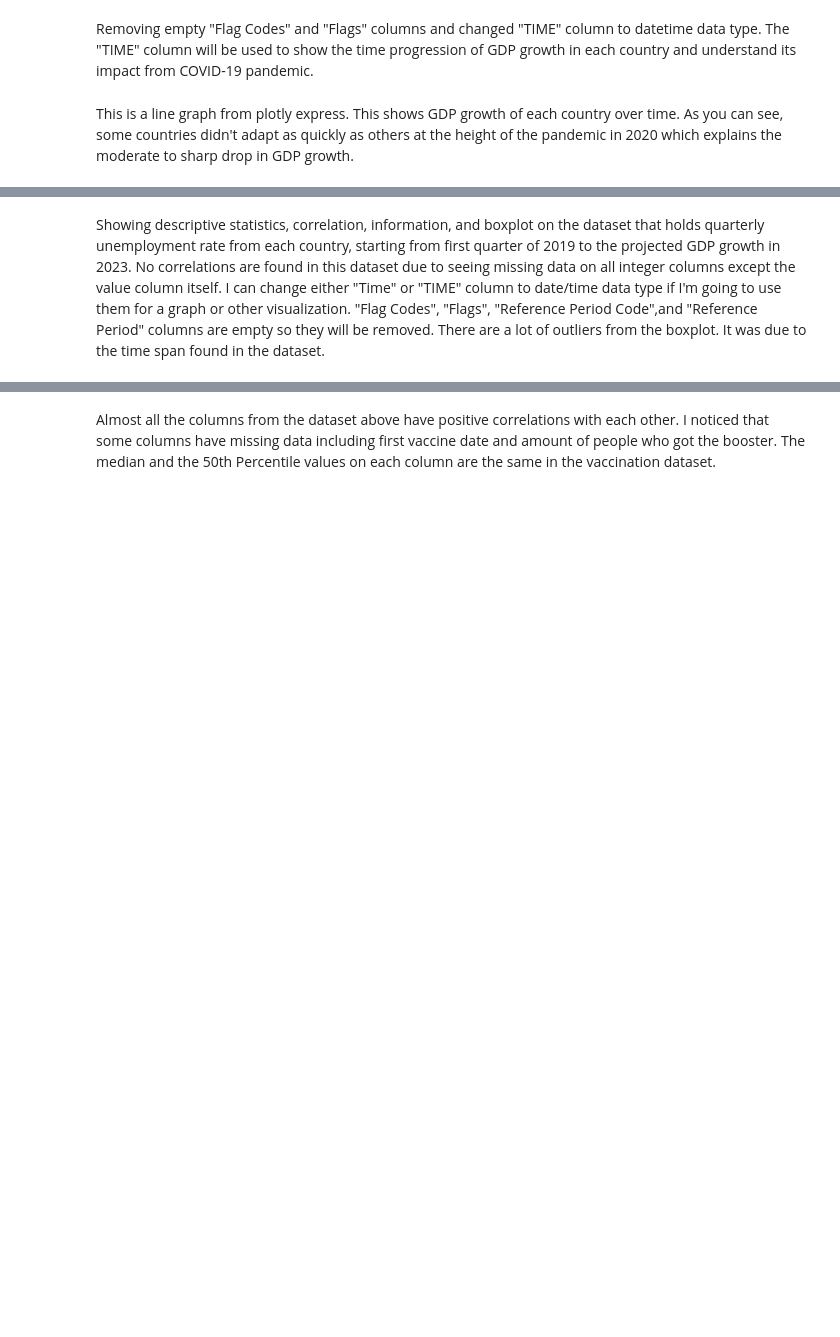
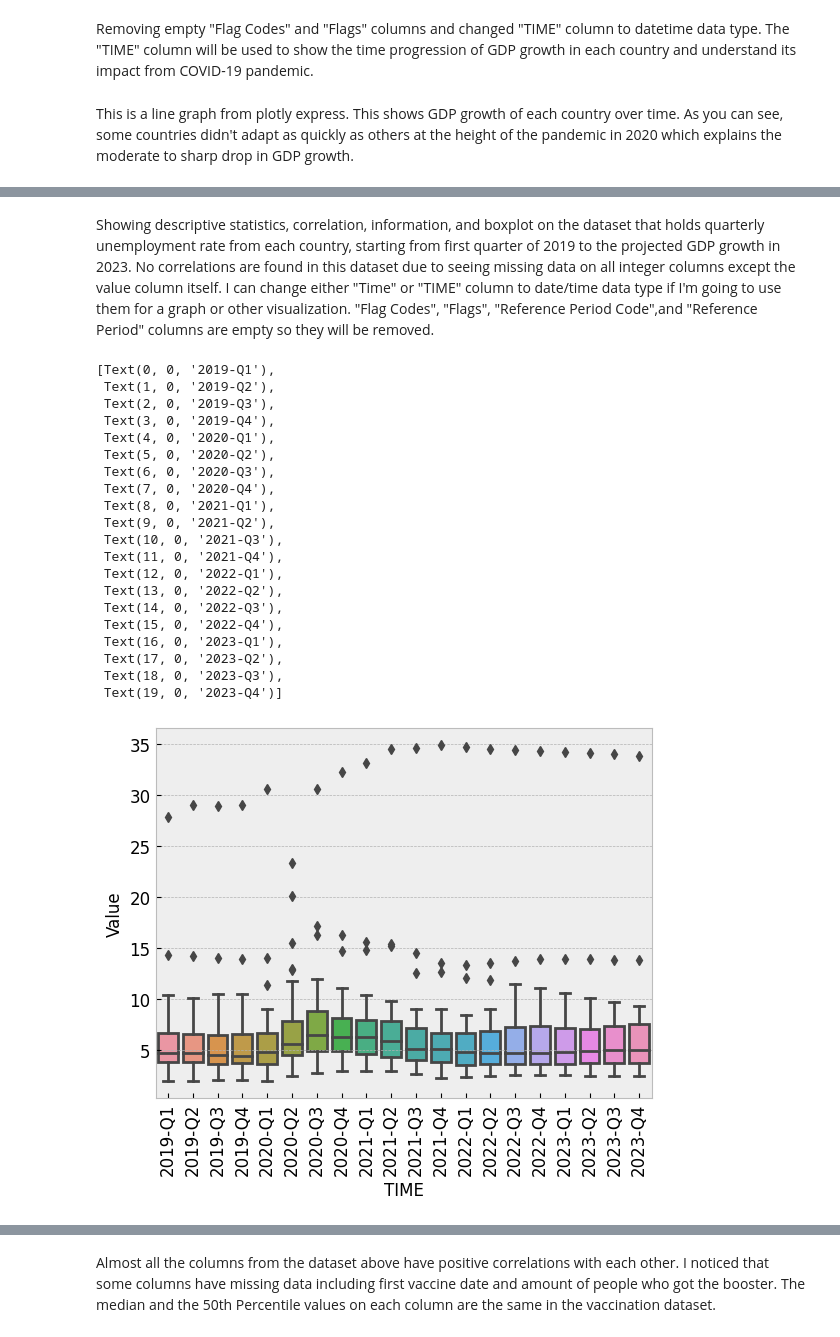
Before and after one commit to IT4063C-Fall22/final-project-zhukv98, a Jupyter notebook: source.ipynb, the cells around one changed output, grey strips where cells are left out. Cells and saved outputs as stored; diff of their text form; code cells hidden in the pictures; blank space fills up the shorter version.

```diff
--- a/source.ipynb
+++ b/source.ipynb
@@ -328,2 +325,27 @@ None
 # %% [markdown]
-Showing descriptive statistics, correlation, information, and boxplot on the dataset that holds quarterly unemployment rate from each country, starting from first quarter of 2019 to the projected GDP growth in 2023. No correlations are found in this dataset due to seeing missing data on all integer columns except the value column itself. I can change either "Time" or "TIME" column to date/time data type if I'm going to use them for a graph or other visualization. "Flag Codes", "Flags", "Reference Period Code",and "Reference Period" columns are empty so they will be removed. There are a lot of outliers from the boxplot. It was due to the time span found in the dataset.
+Showing descriptive statistics, correlation, information, and boxplot on the dataset that holds quarterly unemployment rate from each country, starting from first quarter of 2019 to the projected GDP growth in 2023. No correlations are found in this dataset due to seeing missing data on all integer columns except the value column itself. I can change either "Time" or "TIME" column to date/time data type if I'm going to use them for a graph or other visualization. "Flag Codes", "Flags", "Reference Period Code",and "Reference Period" columns are empty so they will be removed.
+# %%
+unemployment_box = sns.boxplot(data=unemployment_df, x='TIME', y='Value')
+unemployment_box.set_xticklabels(labels=unemployment_box.get_xticklabels(), rotation=90)
+# %% [output]
+[Text(0, 0, '2019-Q1'),
+ Text(1, 0, '2019-Q2'),
+ Text(2, 0, '2019-Q3'),
+ Text(3, 0, '2019-Q4'),
+ Text(4, 0, '2020-Q1'),
+ Text(5, 0, '2020-Q2'),
+ Text(6, 0, '2020-Q3'),
+ Text(7, 0, '2020-Q4'),
+ Text(8, 0, '2021-Q1'),
+ Text(9, 0, '2021-Q2'),
+ Text(10, 0, '2021-Q3'),
+ Text(11, 0, '2021-Q4'),
+ Text(12, 0, '2022-Q1'),
+ Text(13, 0, '2022-Q2'),
+ Text(14, 0, '2022-Q3'),
+ Text(15, 0, '2022-Q4'),
+ Text(16, 0, '2023-Q1'),
+ Text(17, 0, '2023-Q2'),
+ Text(18, 0, '2023-Q3'),
+ Text(19, 0, '2023-Q4')]
+[figure, added]
```
Also changed, not shown: parts of 18 cells of this notebook.
